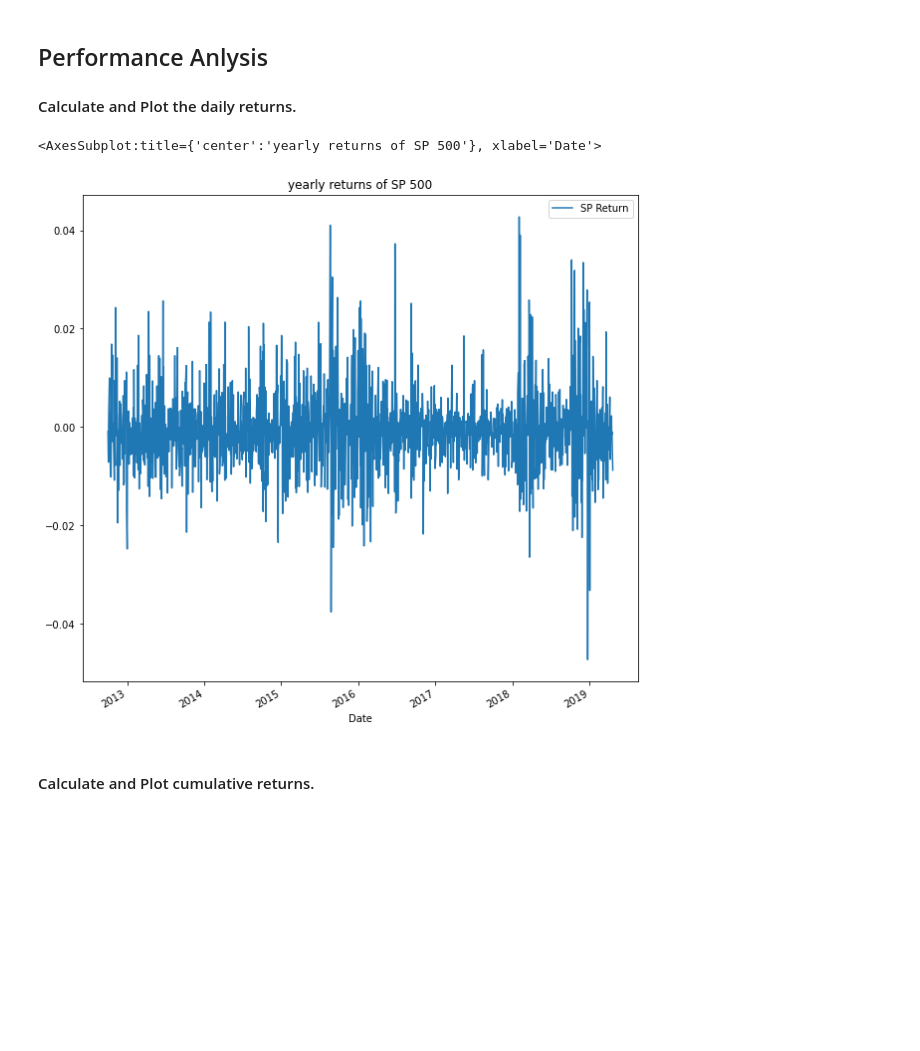
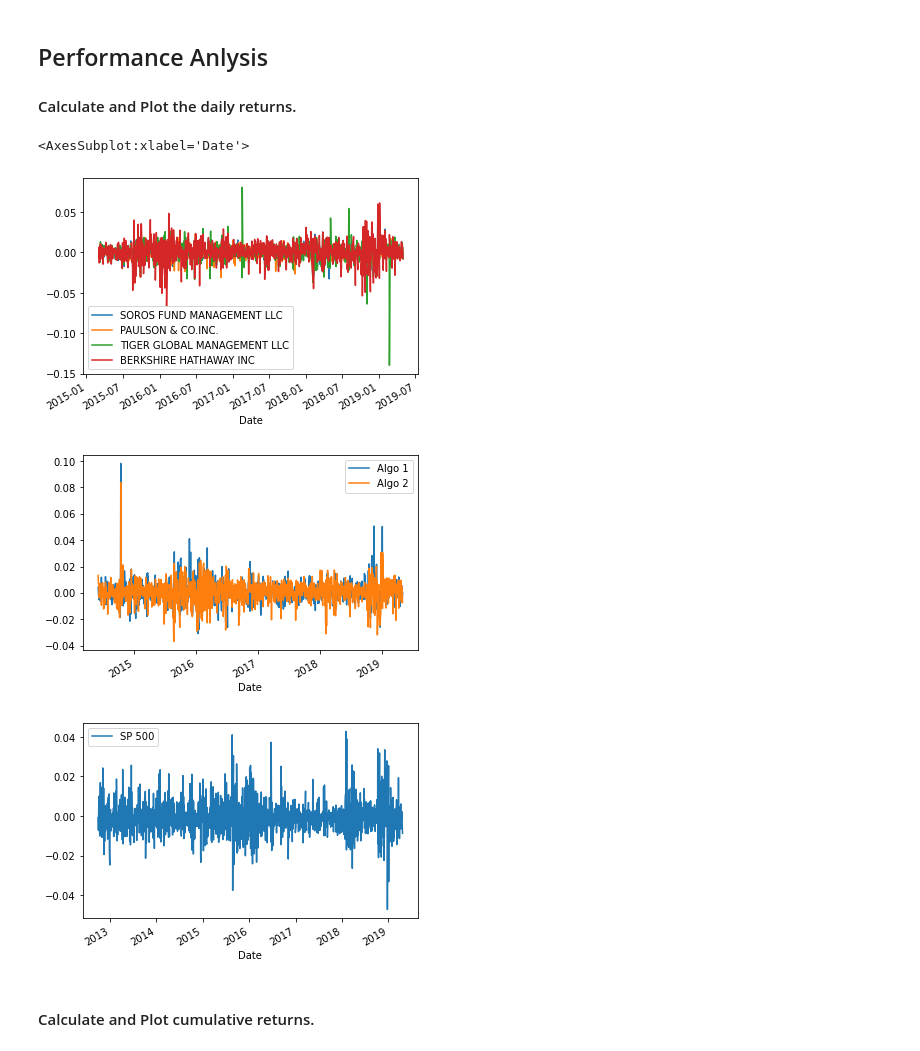
Before and after one commit to joeyh2/portfolio-analysis, a Jupyter notebook: whale_analysis.ipynb, the cells around one changed output. Drawn from its saved outputs; the diff is of its cells as text; code cells hidden in the pictures; blank space fills up the shorter version.

Commit message:
pushing plotting progress

```diff
--- a/whale_analysis.ipynb
+++ b/whale_analysis.ipynb
@@ -173,6 +178,6 @@ sp500_returns.head()
 | 2019-04-15 | -0.000509 |
 # %%
 # Rename `Close` Column to be specific to this portfolio.
-sp500_returns.rename(columns={'Close':'SP Return'}, inplace = True)
+sp500_returns.rename(columns={'Close':'SP 500'}, inplace = True)
 sp500_returns.head()
 # %% [output]
@@ -199,10 +214,14 @@ In this section, you will calculate and visualize performance and risk metrics f
 #### Calculate and Plot the daily returns.
 # %%
 # Plot daily returns of all portfolios
-sp500_returns.plot(figsize = (10,10),title='yearly returns of SP 500')
+whale_df.plot()
+algo_df.plot()
+sp500_returns.plot()
 # %% [output]
-<AxesSubplot:title={'center':'yearly returns of SP 500'}, xlabel='Date'>
+<AxesSubplot:xlabel='Date'>
-[figure, old version]
+[figure, new version]
+[figure, added]
+[figure, added]
 # %% [markdown]
 #### Calculate and Plot cumulative returns.
 # %%
```
Also changed, not shown: parts of 15 cells of this notebook, 1 other file.
